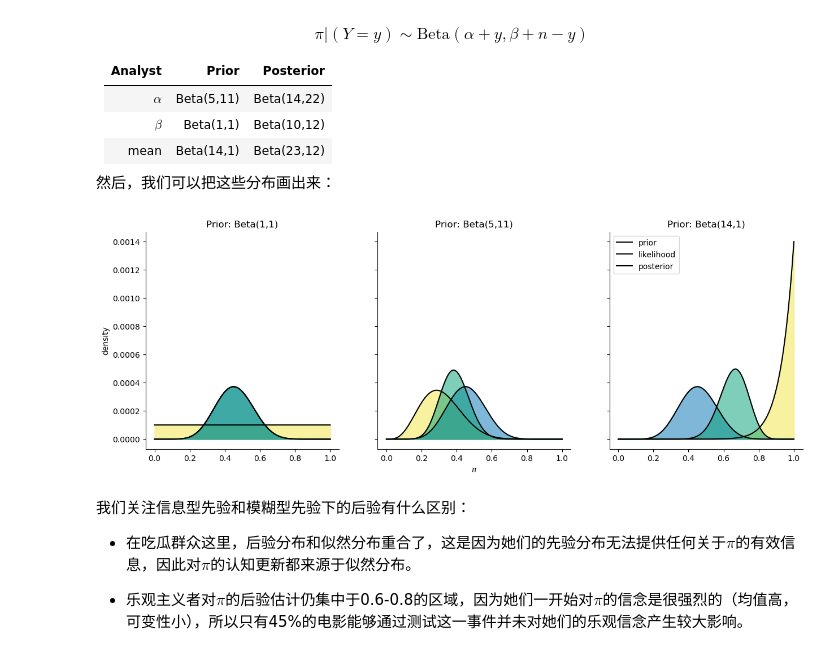
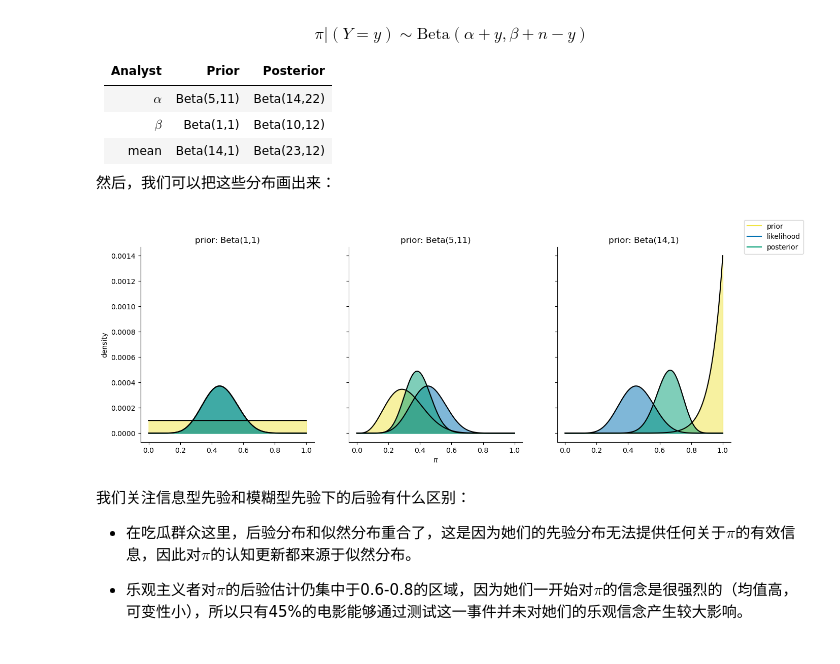
Before and after one commit to Utenna/PyBayesian, a Jupyter notebook: 2023/lin/lec4/Lecture4_v0.1.ipynb, the cells around one changed output. Drawn from its saved outputs; the diff is of its cells as text; code cells hidden in the pictures.

```diff
--- a/2023/lin/lec4/Lecture4_v0.1.ipynb
+++ b/2023/lin/lec4/Lecture4_v0.1.ipynb
@@ -167,37 +212,57 @@ $$
 
 然后，我们可以把这些分布画出来：
 # %%
-params = [(1,1),(5,11),(14,1)]
+# 定义不同的 Beta 分布参数
+params = [(1, 1), (5, 11), (14, 1)]
 
-fig, axes = plt.subplots(1,3,figsize=(15,5),sharex=True,sharey=True)
-x = np.linspace(0,1,10000)
+# 创建一个包含三个子图的画布
+fig, axes = plt.subplots(1, 3, figsize=(15, 5), sharex=True, sharey=True)
+x = np.linspace(0, 1, 10000)
 
-for i,(alpha_,beta_) in enumerate(params):
+# 循环遍历不同的参数组合
+for i, (alpha_, beta_) in enumerate(params):
+    # 计算二项分布的似然值
+    likelihood_value = st.binom.pmf(9, 20, x)
 
-    likelihood_value = st.binom.pmf(9,20,x)
-    pdf_values = beta.pdf(x,alpha_,beta_)/np.sum(beta.pdf(x,alpha_,beta_))
-    posterior = pdf_values*likelihood_value
+    # 计算 Beta 分布的概率密度函数值并进行归一化
+    pdf_values = beta.pdf(x, alpha_, beta_) / np.sum(beta.pdf(x, alpha_, beta_))
 
+    # 计算后验概率
+    posterior = pdf_values * likelihood_value
     posterior /= np.sum(posterior)
     likelihood_value /= np.sum(likelihood_value)
 
+    # 绘制先验分布的线图
+    axes[i].plot(x, pdf_values, color="black", label="prior")
+    axes[i].fill_between(x, pdf_values, color="#f0e442", alpha=0.5)
 
-    axes[i].plot(x,pdf_values,color="black",label="prior")
-    axes[i].fill_between(x, pdf_values, color="#f0e442", alpha=0.5)
-    axes[i].plot(x,likelihood_value,color="black",label="likelihood")
+    # 绘制似然值的线图
+    axes[i].plot(x, likelihood_value, color="black", label="likelihood")
     axes[i].fill_between(x, likelihood_value, color="#0071b2", alpha=0.5)
-    axes[i].plot(x,posterior,color="black",label="posterior")
+
+    # 绘制后验概率的线图
+    axes[i].plot(x, posterior, color="black", label="posterior")
     axes[i].fill_between(x, posterior, color="#009e74", alpha=0.5)
 
-    axes[i].set_title(f'Prior: Beta({alpha_},{beta_})')
+    # 设置子图标题
+    axes[i].set_title(f'prior: Beta({alpha_},{beta_})')
 
-plt.legend()
+# 设置 x 和 y 轴标签
 axes[1].set_xlabel('$\pi$')
 axes[0].set_ylabel('density')
 
+# 创建自定义图例
+custom_lines = [Line2D([], [], color="#f0e442"),
+                Line2D([], [], color="#0071b2"),
+                Line2D([], [], color="#009e74")]
+
+# 将图例放置在子图外部的右上角
+fig.legend(custom_lines, ['prior', 'likelihood', 'posterior'], loc='outside upper right', bbox_to_anchor=(1, 1))
+
+# 移除图的上、右边框线
 sns.despine()
 # %% [output]
-[figure, old version]
+[figure, new version]
 # %% [markdown]
 我们关注信息型先验和模糊型先验下的后验有什么区别：
 
```
Also changed, not shown: parts of 16 cells of this notebook.
